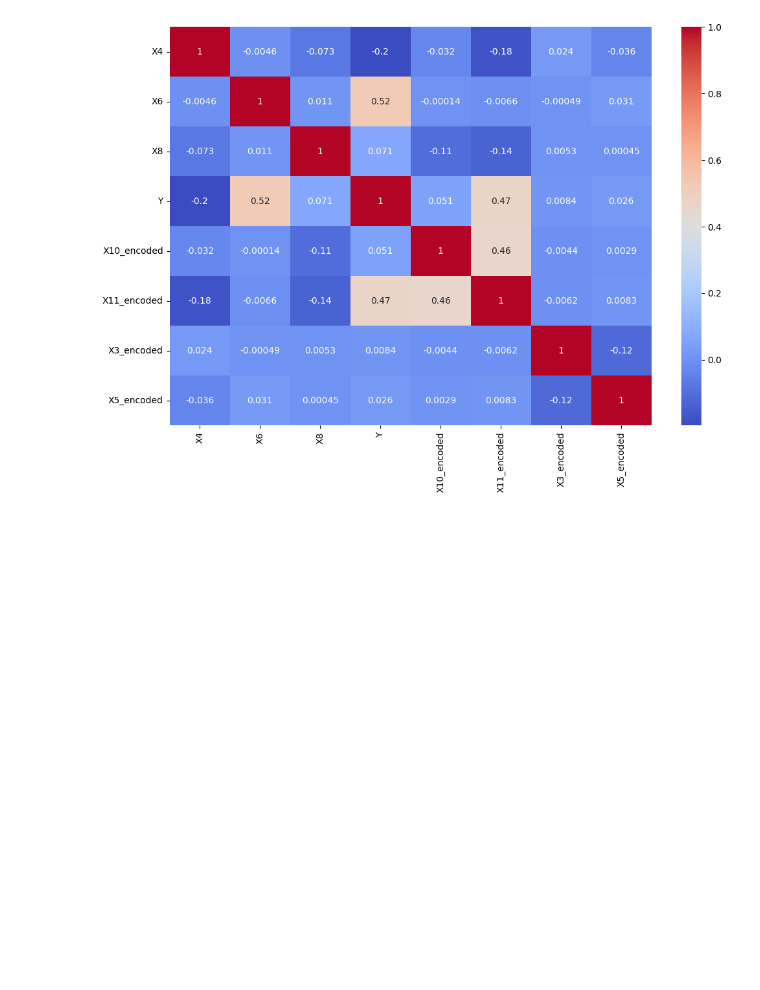
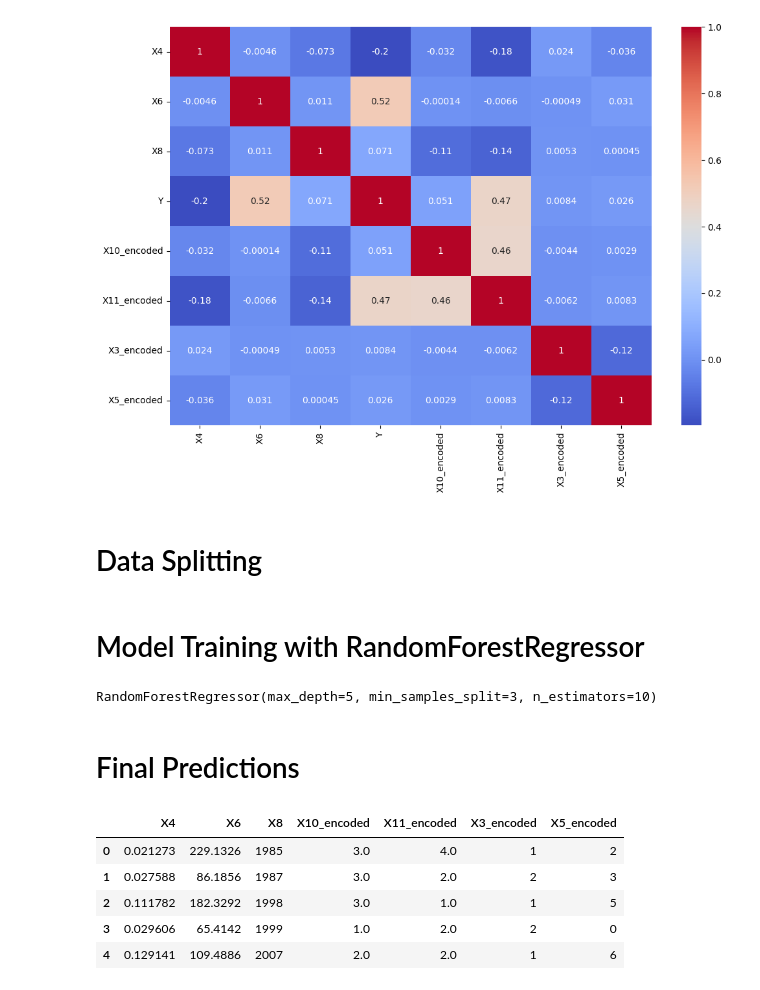
Before and after one commit to reda1609/AI-Talents-League, a Jupyter notebook: Round 1/main.ipynb, the cells around one changed output. Drawn from its saved outputs; the diff is of its cells as text; code cells hidden in the pictures; blank space fills up the shorter version.

```diff
--- a/Round 1/main.ipynb
+++ b/Round 1/main.ipynb
@@ -79,3 +77,0 @@ Drop columns with null values
-# %%
-data.dropna(inplace=True, axis=1)
-data.head()
@@ -144,7 +133,7 @@ class FeatureDropper(BaseEstimator, TransformerMixin):
         return self
 
     def transform(self, X):
-        return X.drop(['X1', 'X7', 'X10', 'X11', 'X3', 'X5'], axis=1, errors="ignore")
+        return X.drop(['X1', 'X7', 'X10', 'X11', 'X3', 'X5', 'X2', 'X9'], axis=1, errors="ignore")
 # %%
 
 pipeline = Pipeline([("OrdinalFeatureEncoder", OrdinalFeatureEncoder()),
@@ -168,3 +157,5 @@ sns.heatmap(data.corr(numeric_only=True), annot=True, cmap='coolwarm')
 plt.show()
 # %% [output]
 [figure]
+# %% [markdown]
+# Data Splitting
@@ -170,0 +165,30 @@ plt.show()
+# %% [markdown]
+# Model Training with RandomForestRegressor
+# %%
+reg = RandomForestRegressor()
+
+param_grid = [
+    {"n_estimators": [10, 100, 200, 500],
+     "max_depth": [None, 5, 10],
+     "min_samples_split": [2,3,4]}
+]
+
+grid_search = GridSearchCV(reg, param_grid, cv=5, scoring='neg_mean_absolute_error', return_train_score=True)
+grid_search.fit(X, y)
+best_reg = grid_search.best_estimator_
+best_reg
+# %% [output]
+RandomForestRegressor(max_depth=5, min_samples_split=3, n_estimators=10)
+# %% [markdown]
+# Final Predictions
+# %%
+test_data = pd.read_csv('test.csv')
+test_data = pipeline.transform(test_data)
+test_data.head()
+# %% [output]
+|  | X4 | X6 | X8 | X10_encoded | X11_encoded | X3_encoded | X5_encoded |
+| 0 | 0.021273 | 229.1326 | 1985 | 3.0 | 4.0 | 1 | 2 |
+| 1 | 0.027588 | 86.1856 | 1987 | 3.0 | 2.0 | 2 | 3 |
+| 2 | 0.111782 | 182.3292 | 1998 | 3.0 | 1.0 | 1 | 5 |
+| 3 | 0.029606 | 65.4142 | 1999 | 1.0 | 2.0 | 2 | 0 |
+| 4 | 0.129141 | 109.4886 | 2007 | 2.0 | 2.0 | 1 | 6 |
```
Also changed, not shown: parts of 7 cells of this notebook, 1 other file.
